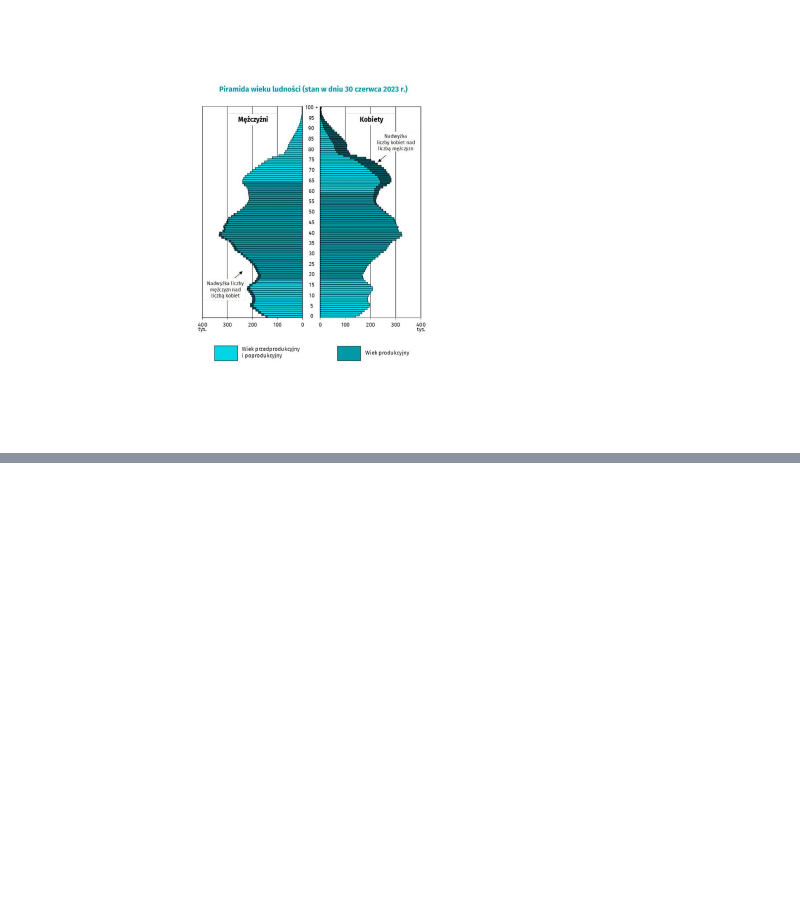
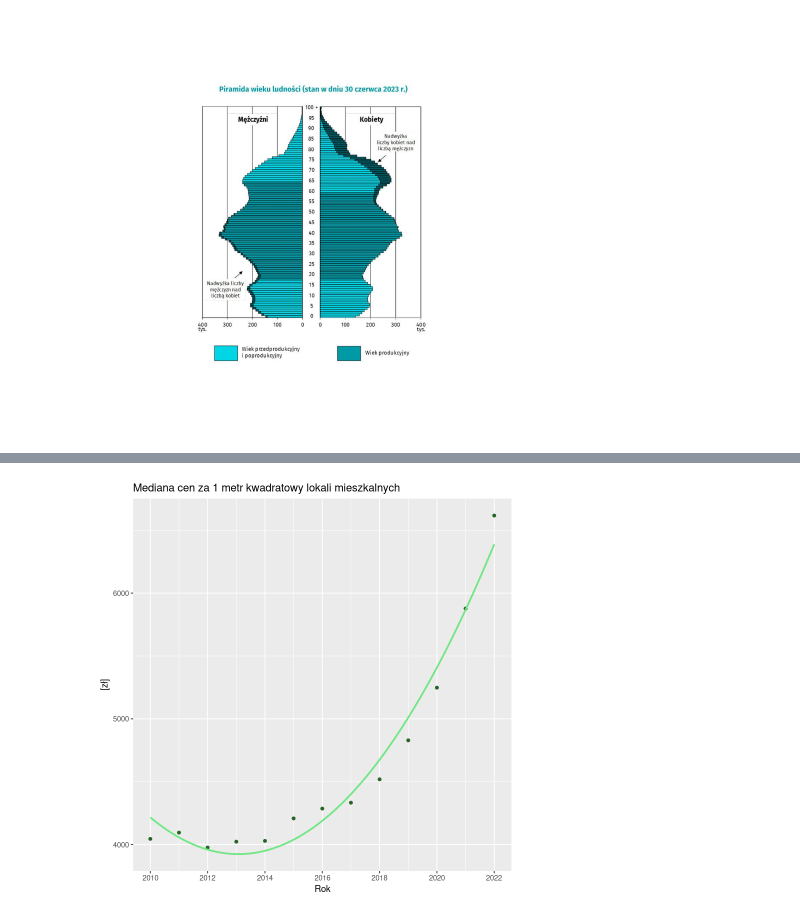
Before and after one commit to JakubDziegielewski/SAD_project_one, a Jupyter notebook: Problem_3/Problem_3.ipynb, the cells around one changed output, grey strips where cells are left out. Saved outputs shown, nothing was run; the diff lists cells and outputs as text; code cells hidden in the pictures; blank space fills up the shorter version.

```diff
--- a/Problem_3/Problem_3.ipynb
+++ b/Problem_3/Problem_3.ipynb
@@ -12,9 +12,9 @@ rasterImage(jj, 0, 0, 1, 1)
 # %% [output]
 [figure]
 # %%
-graduates <- read.csv2("dane3_kopia_zapasowa/Absolwenci uczelni.csv")
 student_houses <- read.csv2("dane3_kopia_zapasowa/Domy studenckie.csv")
 students_in_houses <- read.csv2("dane3_kopia_zapasowa/Korzystający z domów studenckich.csv")
 spots_in_student_houses <- read.csv2("dane3_kopia_zapasowa/Miejsca w domach studenckich.csv")
 students <- read.csv2("dane3_kopia_zapasowa/Studenci uczelni.csv")
 profits <- read.csv2("dane3_kopia_zapasowa/przychody.csv")
+real_estate <- read.csv2("dane3_kopia_zapasowa/ceny_mieszkan.csv")
@@ -82,0 +59,10 @@ profits |>
+# %%
+real_estate |>
+  select(opis_okres, wartosc) |>
+  ggplot(aes(x = opis_okres, y = wartosc)) +
+  geom_point(color = "#246424") +
+  scale_x_continuous(breaks = pretty_breaks()) +
+  geom_smooth(method = "lm", formula = y ~ poly(x, 2), se = FALSE, color = "#70e684") +
+  labs(title = "Mediana cen za 1 metr kwadratowy lokali mieszkalnych", x = "Rok", y ="[zł]")
+# %% [output]
+[figure, added]
```
Also changed, not shown: parts of 6 cells of this notebook.
